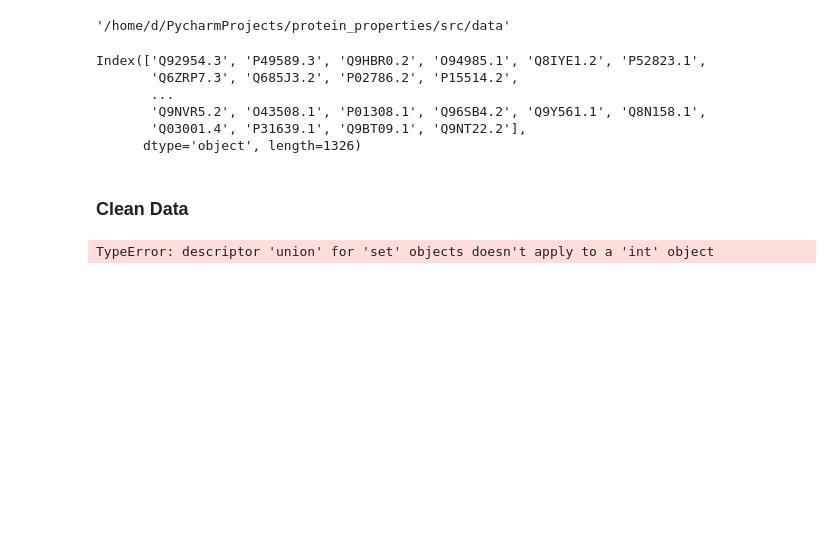
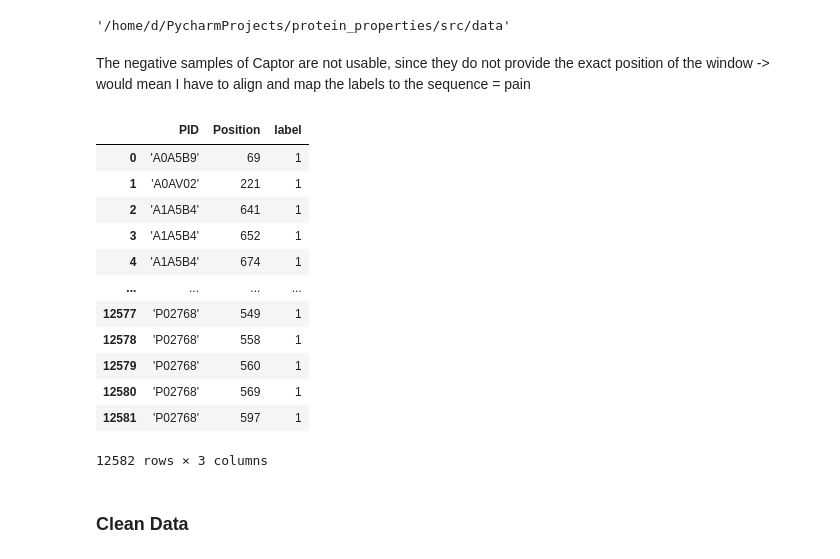
Before and after one commit to CallMeMisterOwl/protein_properties, a Jupyter notebook: src/data/merge_glyco_data.ipynb, the cells around one changed output. Saved outputs shown, nothing was run; the diff lists cells and outputs as text; code cells hidden in the pictures; blank space fills up the shorter version.

Commit message:
Add O test files And push the merge notebook. It ain't pretty but it will have to do

```diff
--- a/src/data/merge_glyco_data.ipynb
+++ b/src/data/merge_glyco_data.ipynb
@@ -29,6 +29,8 @@ import os
 os.getcwd()
 # %% [output]
 '/home/d/PycharmProjects/protein_properties/src/data'
+# %% [markdown]
+The negative samples of Captor are not usable, since they do not provide the exact position of the window -> would mean I have to align and map the labels to the sequence = pain
 # %%
 O_captor_train = []
 with open("../../data/O_captor/Ptrain.fasta", "r") as f:
@@ -40,7 +42,7 @@ O_captor_train_dict = {}
 for i in range(len(O_captor_train)):
     O_captor_train[i] = rgx.sub("", O_captor_train[i]).split("#")
     O_captor_train_dict[O_captor_train[i][0]] = set([int(j) - 1 for j in O_captor_train[i][1:]])
-O_captor_train_df = pd.Series(O_captor_train_dict.values(), O_captor_train_dict.keys())
+O_captor_train_series = pd.Series(O_captor_train_dict.values(), O_captor_train_dict.keys())
 
 O_captor_test = []
 with open("../../data/O_captor/Ptrain.fasta", "r") as f:
@@ -53,20 +55,8 @@ for i in range(len(O_captor_test)):
     O_captor_test_dict[O_captor_test[i][0]] = set([int(j) - 1 for j in O_captor_test[i][1:]])
 O_captor_test_df = pd.Series(O_captor_test_dict.values(), O_captor_test_dict.keys())
 
-N_LMNgly_train = pd.read_csv('../../data/LMNglyPred/df_train_data_without_independent_test_and_protein.csv', usecols=["label","PID","Position"])
-N_LMNgly_test = pd.read_csv('../../data/LMNglyPred/df_independent_test_again_done_that_has_unique_protein_and_unique_sequences.csv', usecols=["label","PID","Position"])
-N_taherzadeh_train = pd.read_csv('../../data/N_taherzadeh/Datasets.csv')
+N_LMNgly_train_df = pd.read_csv('../../data/LMNglyPred/Train_Data_NGlycositeAtlas.csv', usecols=["label","PID","Position"])
+N_LMNgly_test_df = pd.read_csv('../../data/LMNglyPred/Test_Data_NGlycositeAtlas.csv', usecols=["label","PID","Position"])
+# skip weird proteins at the top of the file
+N_taherzadeh_train_df = pd.read_csv('../../data/N_taherzadeh/Datasets.csv', usecols=["Protein name","Position"], skiprows=range(1, 12))
+N_taherzadeh_train_df["Protein name"] = N_taherzadeh_train_df["Protein name"].apply(lambda x: x.strip("'"))
-# %%
-N_LMNgly_train_df = N_LMNgly_train.groupby("PID").apply(lambda x: set([i - 1 for i in x["Position"].tolist()]))
-N_LMNgly_test_df = N_LMNgly_test.groupby("PID").apply(lambda x: set([i - 1 for i in x["Position"].tolist()]))
-N_taherzadeh_train_df = N_taherzadeh_train.groupby("Protein name").apply(lambda x: set([i - 1 for i in x["Position"].tolist()]))
-N_taherzadeh_train_df.index = [str(i.replace("'", "")) for i in N_taherzadeh_train_df.index]
-# %%
-O_captor_train_df.index
-# %% [output]
-Index(['Q92954.3', 'P49589.3', 'Q9HBR0.2', 'O94985.1', 'Q8IYE1.2', 'P52823.1',
-       'Q6ZRP7.3', 'Q685J3.2', 'P02786.2', 'P15514.2',
-       ...
-       'Q9NVR5.2', 'O43508.1', 'P01308.1', 'Q96SB4.2', 'Q9Y561.1', 'Q8N158.1',
-       'Q03001.4', 'P31639.1', 'Q9BT09.1', 'Q9NT22.2'],
-      dtype='object', length=1326)
@@ -73,9 +70,19 @@ Index(['Q92954.3', 'P49589.3', 'Q9HBR0.2', 'O94985.1', 'Q8IYE1.2', 'P52823.1',
+# %%
+N_taherzadeh_train_df["label"] = 1
+N_taherzadeh_train_df.columns = ["PID", "Position", "label"]
+# %% [output]
+|  | PID | Position | label |
+| 0 | 'A0A5B9' | 69 | 1 |
+| 1 | 'A0AV02' | 221 | 1 |
+| 2 | 'A1A5B4' | 641 | 1 |
+| 3 | 'A1A5B4' | 652 | 1 |
+| 4 | 'A1A5B4' | 674 | 1 |
+| ... | ... | ... | ... |
+| 12577 | 'P02768' | 549 | 1 |
+| 12578 | 'P02768' | 558 | 1 |
+| 12579 | 'P02768' | 560 | 1 |
+| 12580 | 'P02768' | 569 | 1 |
+| 12581 | 'P02768' | 597 | 1 |
+12582 rows × 3 columns
 # %% [markdown]
 ### Clean Data
-# %%
-N_merged_train_df = pd.concat([N_LMNgly_train_df, N_taherzadeh_train_df])
-dubs = N_merged_train_df[N_merged_train_df.index.duplicated()].groupby(level=0).apply(lambda x: set.union(*x))
-N_merged_train_df = N_merged_train_df[N_merged_train_df.index.duplicated(keep=False)]
-N_merged_train_df = pd.concat([N_merged_train_df, dubs]).apply(lambda x: set.union(*x))
-# %% [output]
-TypeError: descriptor 'union' for 'set' objects doesn't apply to a 'int' object
```
Also changed, not shown: parts of 22 cells of this notebook, 2 other files.
